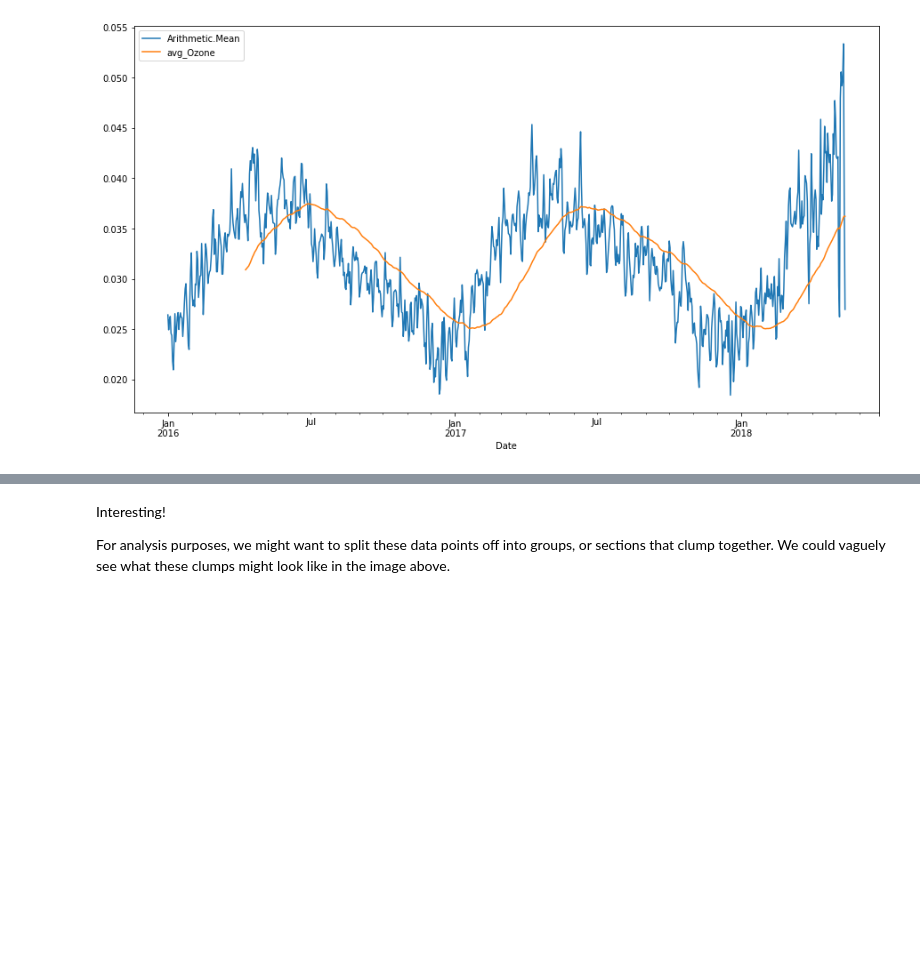
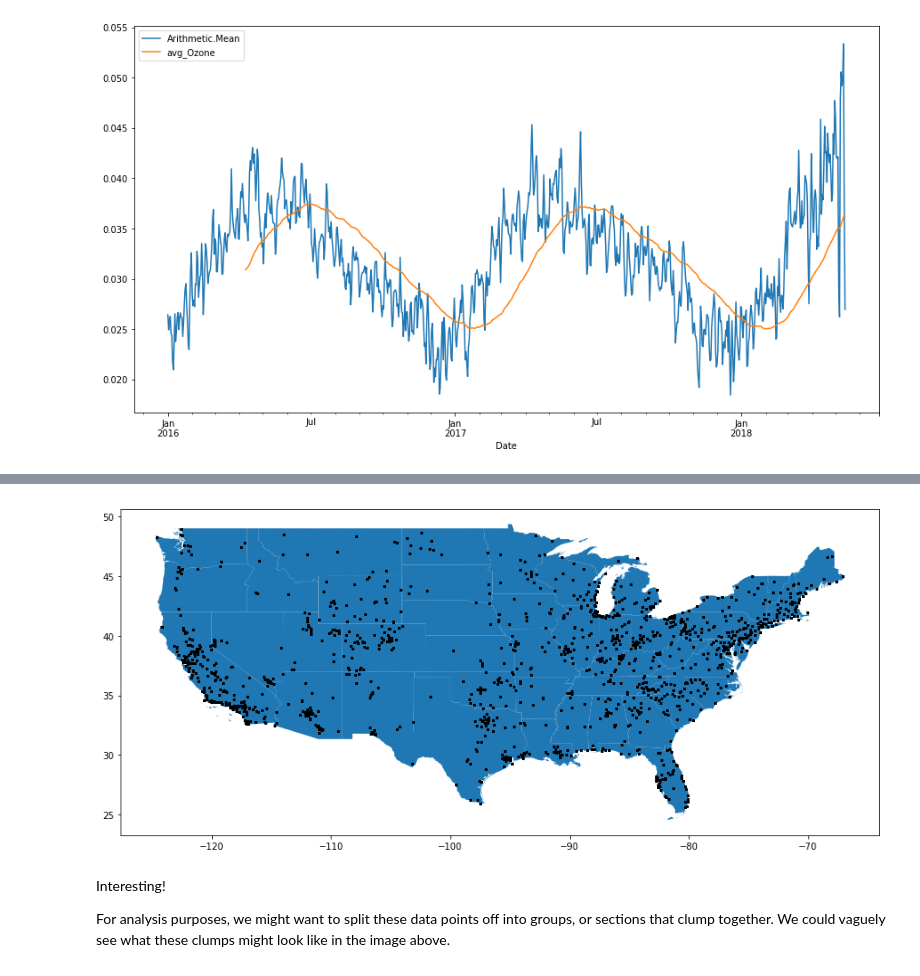
Before and after one commit to bigdatachallenge/2019_bdc_workshops, a Jupyter notebook: MD Python3 Week-1.ipynb, the cells around one changed output, grey strips where cells are left out. Drawn from its saved outputs; the diff is of its cells as text; code cells hidden in the pictures; blank space fills up the shorter version.

```diff
--- a/MD Python3 Week-1.ipynb
+++ b/MD Python3 Week-1.ipynb
@@ -516,0 +543,2 @@ Ozone_Data.iloc[0]["Latitude"] - 1
+# %%
+states = gpd.read_file("/Users/curtis/Desktop/2019_bdc_workshops/datasets/cb_2017_us_state_500k/cb_2017_us_state_500k.shp")
@@ -516,0 +547,6 @@ Ozone_Data.iloc[0]["Latitude"] - 1
+# %%
+# Get rid of Guam, Mariana Islands and Virgin Islands
+states = states[states.STATEFP.astype(int) < 60]
+# Get rid of Hawaii and Alaska
+states = states[~states.NAME.isin(['Hawaii', 'Alaska'])]
+states.tail(5)
@@ -517,3 +560,13 @@ Ozone_Data.iloc[0]["Latitude"] - 1
+# %%
+gdf = gdf[(gdf["Latitude"] > 23) & (gdf["Latitude"] < 55)]
+# %%
+ax = states.plot()
+#ax.axis('off')
+gdf.plot(ax=ax, color='black',markersize=1)
+
+plt.show()
+# %% [output]
+[figure, added]
 # %% [markdown]
 Interesting!
 
```
Also changed, not shown: parts of 52 cells of this notebook, 9 other files.
